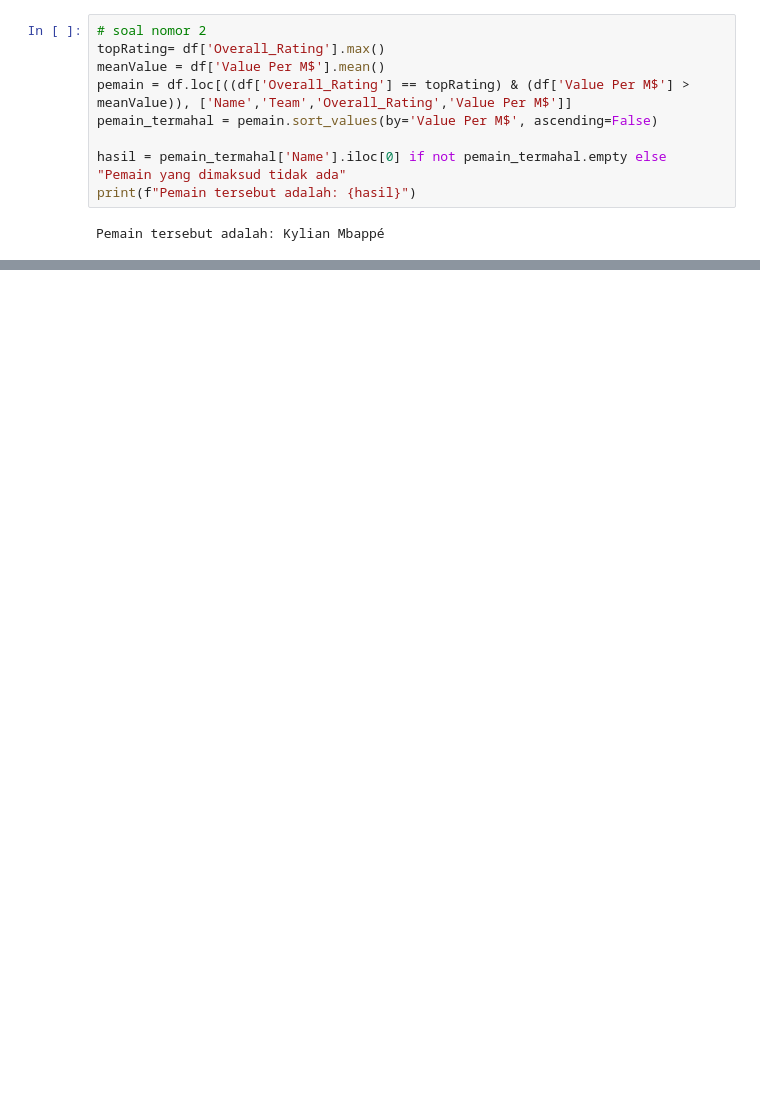
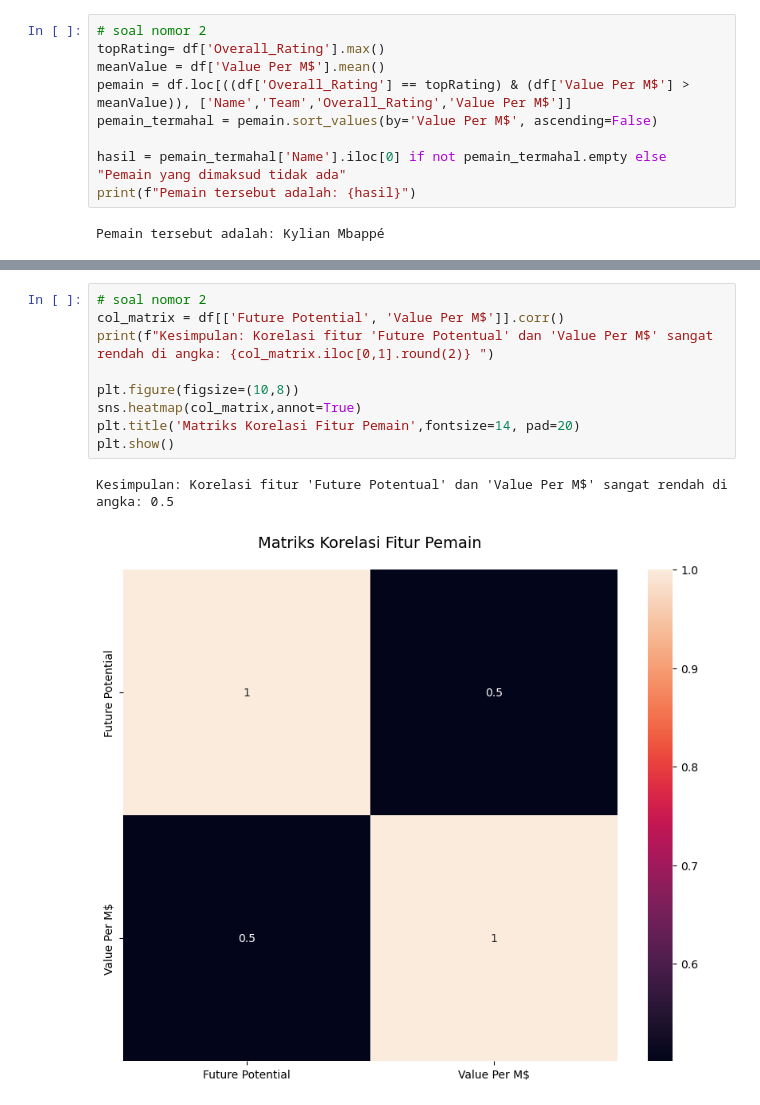
Before and after one commit to HafidzAfrieno/Project-Data-Analyst-Part-1, a Jupyter notebook: fifa_player_analyst.ipynb, the cells around one changed output, grey strips where cells are left out. Saved outputs shown, nothing was run; the diff lists cells and outputs as text; blank space fills up the shorter version.

```diff
--- a/fifa_player_analyst.ipynb
+++ b/fifa_player_analyst.ipynb
@@ -260,0 +252,12 @@ Passing `palette` without assigning `hue` is deprecated and will be removed in v
+# %%
+# soal nomor 2
+col_matrix = df[['Future Potential', 'Value Per M$']].corr()
+print(f"Kesimpulan: Korelasi fitur 'Future Potentual' dan 'Value Per M$' sangat rendah di angka: {col_matrix.iloc[0,1].round(2)} ")
+
+plt.figure(figsize=(10,8))
+sns.heatmap(col_matrix,annot=True)
+plt.title('Matriks Korelasi Fitur Pemain',fontsize=14, pad=20)
+plt.show()
+# %% [output]
+Kesimpulan: Korelasi fitur 'Future Potentual' dan 'Value Per M$' sangat rendah di angka: 0.5
+[figure, added]
```
Also changed, not shown: parts of 10 cells of this notebook.
